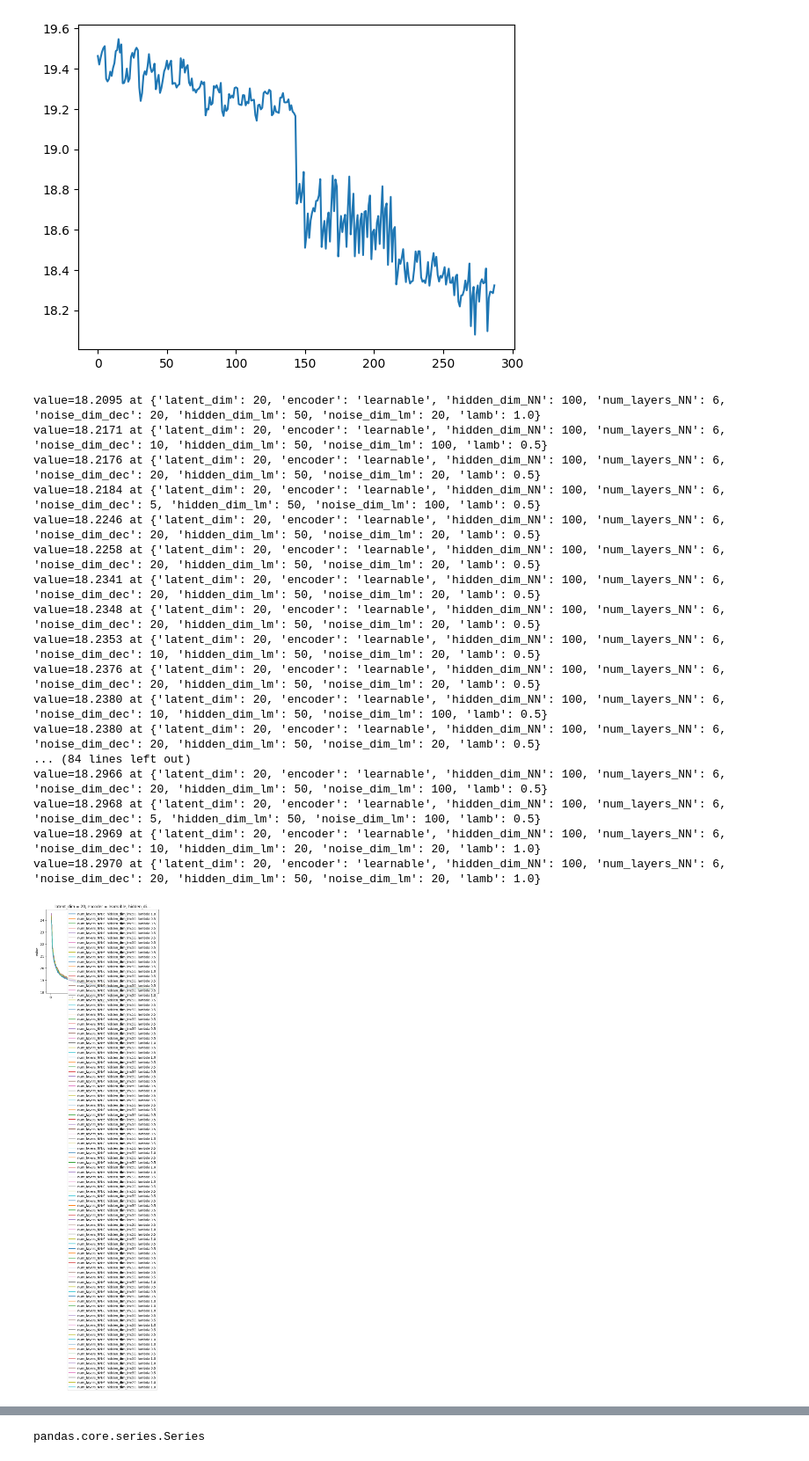
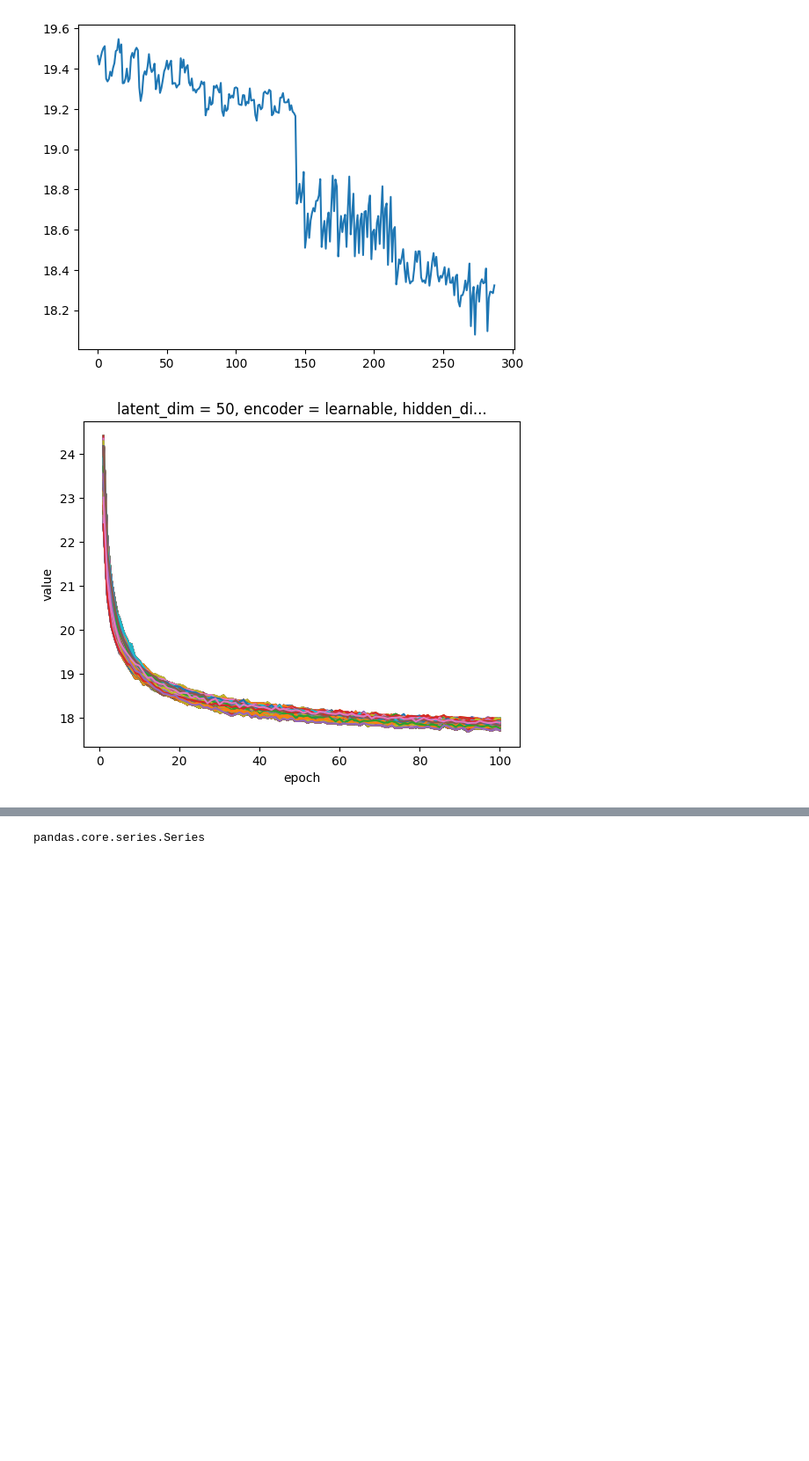
Before and after one commit to Motte12/dpa_for_llaae, a Jupyter notebook: joint_training/tuning3_start11122025/analyse_tuning.ipynb, the cells around one changed output, grey strips where cells are left out. Shown at 88% size. Drawn from its saved outputs; the diff is of its cells as text; code cells hidden in the pictures; blank space fills up the shorter version.

```diff
--- a/joint_training/tuning3_start11122025/analyse_tuning.ipynb
+++ b/joint_training/tuning3_start11122025/analyse_tuning.ipynb
@@ -43,18 +43,20 @@ import matplotlib.pyplot as plt
 
 ###
 
-output_dir = "/work/fl53wumy-dpa_data/fl53wumy-llaae_data_new_22092025-1763346001/fl53wumy-llaae_data_new-1758244802/fl53wumy-llaae_data_new-1748049607/dpa_output/dpa_tuning2_starting24112025_v3_data/"
+output_dir = "/work/fl53wumy-dpa_data/fl53wumy-llaae_data_new_22092025-1763346001/fl53wumy-llaae_data_new-1758244802/fl53wumy-llaae_data_new-1748049607/dpa_output/dpa_tuning3_starting11122025_v4_data/"
 # 1) Define your coordinate values
 coords = {
-    'latent_dim':    [10, 20, 50],
+    'latent_dim':    [20, 50, 100],
     'encoder':       ['learnable', 'PCA'],
     'hidden_dim_NN': [50, 100],
-    'num_layers_NN': [4, 6],
-    'noise_dim_dec': [5, 10, 20],
-    'hidden_dim_lm': [20, 50],
+    'num_layers_NN': [4, 6, 10],
+    'noise_dim_dec': [5, 20, 100],
+    'hidden_dim_lm': [50, 100],
     'noise_dim_lm':  [20, 100],
-    'lamb':        [0.0, 0.5, 1.0],
+    'lamb':          [0.5],
     'epoch':         np.arange(1, 101),          # 0 … 100 inclusive
+    'batch_norm':    ["False"],
+    'alpha':         [0.5, 1.0, 1.5],
     'mode':          ['train', 'test'],
     'loss':          ['Total loss','Total S1','Total S2',
                       'DPA NRGY','DPA s1','DPA s2',
@@ -381,39 +474,22 @@ plt.plot(ds.value.sel(loss = "LM NRGY", epoch=100, encoder='learnable', mode='te
 [figure]
 # %%
 # 1) Turn it into a pandas Series with a MultiIndex
-ser = ds.value.sel(loss = 'LM NRGY', mode = 'test', lamb = [0.5, 1.0]).to_series()
+ser = ds.value.sel(loss = 'LM NRGY', mode = 'test', lamb = [0.5]).to_series()
 
 # 2) Pick off the 5 smallest values
-smallest = ser.nsmallest(100)
+smallest = ser.nsmallest(1297)
 
 # 3) `smallest` is a Series whose index is a tuple of coordinate labels
 for coord_tuple, value in smallest.items():
     coords = dict(zip(ds.value.dims, coord_tuple))
     epoch = coords.pop('epoch')
     ds.value.sel(coords).sel(loss = 'LM NRGY', mode = 'test').plot(label = f"num_layers_NN:{coords['num_layers_NN']}, hidden_dim_lm:{coords['hidden_dim_lm']}, lambda:{coords['lamb']}")
     #plt.show()
-    plt.legend()
-    print(f"value={value:.4f} at {coords}")
+    #plt.legend()
+    #print(f"value={value:.4f} at {coords}")
 plt.show()
 # %% [output]
-value=18.2095 at {'latent_dim': 20, 'encoder': 'learnable', 'hidden_dim_NN': 100, 'num_layers_NN': 6, 'noise_dim_dec': 20, 'hidden_dim_lm': 50, 'noise_dim_lm': 20, 'lamb': 1.0}
-value=18.2171 at {'latent_dim': 20, 'encoder': 'learnable', 'hidden_dim_NN': 100, 'num_layers_NN': 6, 'noise_dim_dec': 10, 'hidden_dim_lm': 50, 'noise_dim_lm': 100, 'lamb': 0.5}
-value=18.2176 at {'latent_dim': 20, 'encoder': 'learnable', 'hidden_dim_NN': 100, 'num_layers_NN': 6, 'noise_dim_dec': 20, 'hidden_dim_lm': 50, 'noise_dim_lm': 20, 'lamb': 0.5}
-value=18.2184 at {'latent_dim': 20, 'encoder': 'learnable', 'hidden_dim_NN': 100, 'num_layers_NN': 6, 'noise_dim_dec': 5, 'hidden_dim_lm': 50, 'noise_dim_lm': 100, 'lamb': 0.5}
-value=18.2246 at {'latent_dim': 20, 'encoder': 'learnable', 'hidden_dim_NN': 100, 'num_layers_NN': 6, 'noise_dim_dec': 20, 'hidden_dim_lm': 50, 'noise_dim_lm': 20, 'lamb': 0.5}
-value=18.2258 at {'latent_dim': 20, 'encoder': 'learnable', 'hidden_dim_NN': 100, 'num_layers_NN': 6, 'noise_dim_dec': 20, 'hidden_dim_lm': 50, 'noise_dim_lm': 20, 'lamb': 0.5}
-value=18.2341 at {'latent_dim': 20, 'encoder': 'learnable', 'hidden_dim_NN': 100, 'num_layers_NN': 6, 'noise_dim_dec': 20, 'hidden_dim_lm': 50, 'noise_dim_lm': 20, 'lamb': 0.5}
-value=18.2348 at {'latent_dim': 20, 'encoder': 'learnable', 'hidden_dim_NN': 100, 'num_layers_NN': 6, 'noise_dim_dec': 20, 'hidden_dim_lm': 50, 'noise_dim_lm': 20, 'lamb': 0.5}
-value=18.2353 at {'latent_dim': 20, 'encoder': 'learnable', 'hidden_dim_NN': 100, 'num_layers_NN': 6, 'noise_dim_dec': 10, 'hidden_dim_lm': 50, 'noise_dim_lm': 20, 'lamb': 0.5}
-value=18.2376 at {'latent_dim': 20, 'encoder': 'learnable', 'hidden_dim_NN': 100, 'num_layers_NN': 6, 'noise_dim_dec': 20, 'hidden_dim_lm': 50, 'noise_dim_lm': 20, 'lamb': 0.5}
-value=18.2380 at {'latent_dim': 20, 'encoder': 'learnable', 'hidden_dim_NN': 100, 'num_layers_NN': 6, 'noise_dim_dec': 10, 'hidden_dim_lm': 50, 'noise_dim_lm': 100, 'lamb': 0.5}
-value=18.2380 at {'latent_dim': 20, 'encoder': 'learnable', 'hidden_dim_NN': 100, 'num_layers_NN': 6, 'noise_dim_dec': 20, 'hidden_dim_lm': 50, 'noise_dim_lm': 20, 'lamb': 0.5}
-... (84 lines left out)
-value=18.2966 at {'latent_dim': 20, 'encoder': 'learnable', 'hidden_dim_NN': 100, 'num_layers_NN': 6, 'noise_dim_dec': 20, 'hidden_dim_lm': 50, 'noise_dim_lm': 100, 'lamb': 0.5}
-value=18.2968 at {'latent_dim': 20, 'encoder': 'learnable', 'hidden_dim_NN': 100, 'num_layers_NN': 6, 'noise_dim_dec': 5, 'hidden_dim_lm': 50, 'noise_dim_lm': 100, 'lamb': 0.5}
-value=18.2969 at {'latent_dim': 20, 'encoder': 'learnable', 'hidden_dim_NN': 100, 'num_layers_NN': 6, 'noise_dim_dec': 10, 'hidden_dim_lm': 20, 'noise_dim_lm': 20, 'lamb': 1.0}
-value=18.2970 at {'latent_dim': 20, 'encoder': 'learnable', 'hidden_dim_NN': 100, 'num_layers_NN': 6, 'noise_dim_dec': 20, 'hidden_dim_lm': 50, 'noise_dim_lm': 20, 'lamb': 1.0}
-[figure, old version]
+[figure, new version]
 # %%
 # search for smallest loss value
 # vary remaining parameters around it
```
Also changed, not shown: parts of 8 cells of this notebook, 51 other files.
